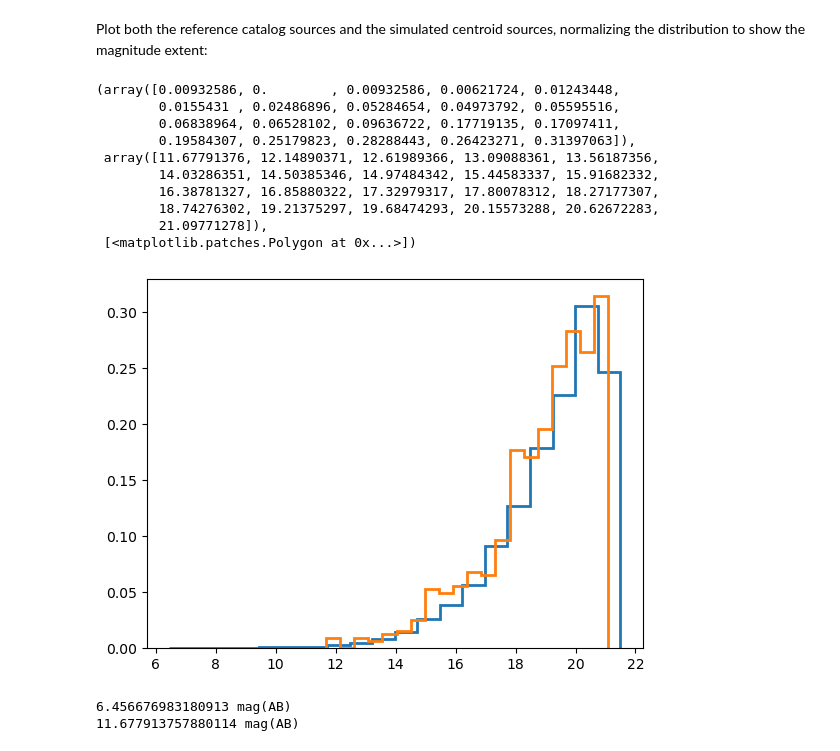
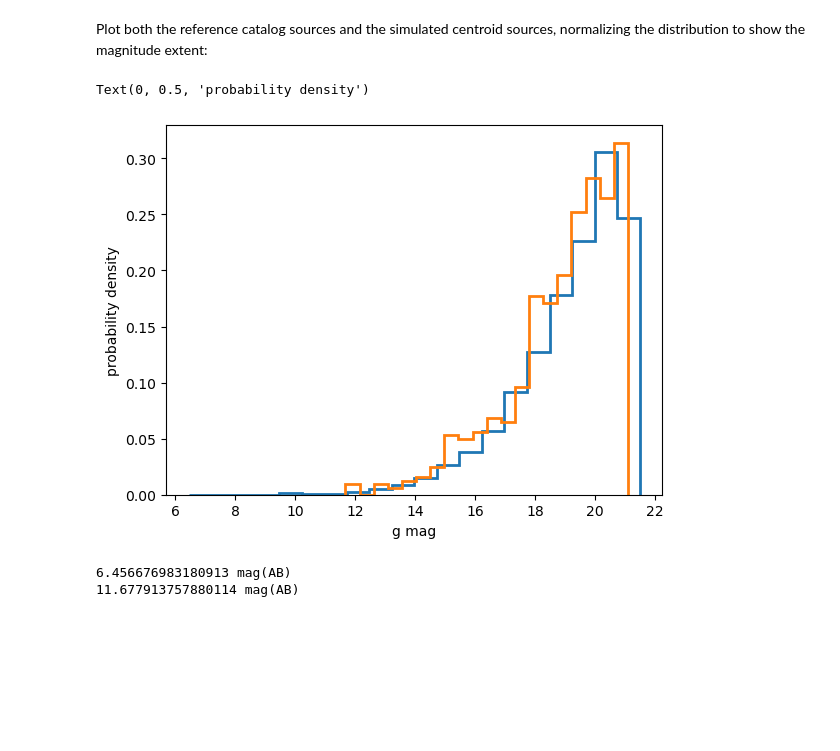
Before and after one commit to lsst-sitcom/sitcomtn-108, a Jupyter notebook: index.ipynb, the cells around one changed output. Drawn from its saved outputs; the diff is of its cells as text; code cells hidden in the pictures; blank space fills up the shorter version.

```diff
--- a/index.ipynb
+++ b/index.ipynb
@@ -1085,11 +1080,6 @@ mean ra=295.39614332357246, dec=-81.59774462532943
 # %% [markdown]
 We can query the reference catalog to obtain the source locations  used by galsim to simulate the visit. Note that the `fieldRA`, `fieldDec` present in the FITS header correspond to the pointing of the visit (boresight), i.e. the center of the field of view. This means that these correspond exactly to the center of R22_S11 since that's the central raft, but for the corner sensors, it is better to use the centroid file corresponding to a given corner sensor, and calculate the mean of the `ra` , `dec` of objects in that sensor. This is what we do in this example:
 # %%
-import lsst.daf.butler as daf_butler
-from lsst.meas.algorithms import ReferenceObjectLoader
-import lsst.geom
-
-
 mean_ra_deg = mean_centroid_ra
 mean_dec_deg = mean_centroid_dec
 
@@ -1097,11 +1087,11 @@ mean_dec_deg = mean_centroid_dec
 collection='refcats/gaia_dr2_20200414'
 dstype='gaia_dr2_20200414'
 butlerRootPath = os.path.join(path_cwd, 'gen3repo_1e9')
-butler = daf_butler.Butler(butlerRootPath,
+butler = dafButler.Butler(butlerRootPath,
                            collections=['refcats/gaia_dr2_20200414'])
 refs = set(butler.registry.queryDatasets(dstype))
 
-refCats = [daf_butler.DeferredDatasetHandle(butler, _, {})
+refCats = [dafButler.DeferredDatasetHandle(butler, _, {})
            for _ in refs]
 
 
@@ -1161,18 +1149,11 @@ Plot both the reference catalog sources  and the simulated centroid sources, nor
 # %%
 plt.hist(mag, density=True, stacked=True, histtype='step',lw=2, bins=20)
 plt.hist(mag[df['simulated'] ==True], density=True, stacked=True,lw=2, bins=20,histtype='step')
+plt.xlabel('g mag')
+plt.ylabel('probability density')
 # %% [output]
-(array([0.00932586, 0.        , 0.00932586, 0.00621724, 0.01243448,
-        0.0155431 , 0.02486896, 0.05284654, 0.04973792, 0.05595516,
-        0.06838964, 0.06528102, 0.09636722, 0.17719135, 0.17097411,
-        0.19584307, 0.25179823, 0.28288443, 0.26423271, 0.31397063]),
- array([11.67791376, 12.14890371, 12.61989366, 13.09088361, 13.56187356,
-        14.03286351, 14.50385346, 14.97484342, 15.44583337, 15.91682332,
-        16.38781327, 16.85880322, 17.32979317, 17.80078312, 18.27177307,
-        18.74276302, 19.21375297, 19.68474293, 20.15573288, 20.62672283,
-        21.09771278]),
- [<matplotlib.patches.Polygon at 0x...>])
+Text(0, 0.5, 'probability density')
-[figure, old version]
+[figure, new version]
 # %%
 print(min(mag))
 print(min(mag[df['simulated'] ==True]))
```
Also changed, not shown: parts of 32 cells of this notebook.
